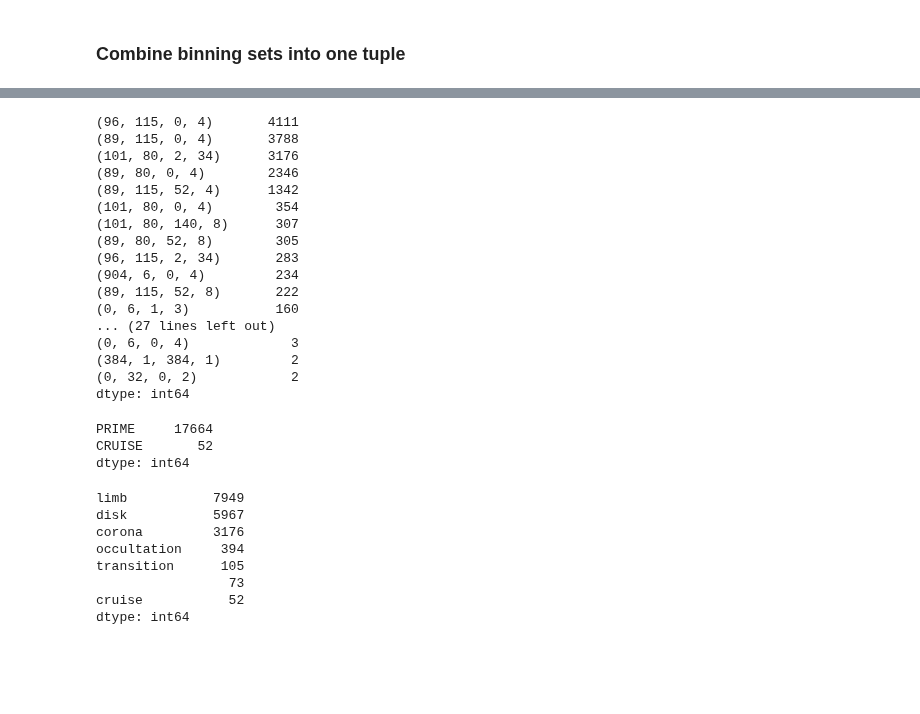
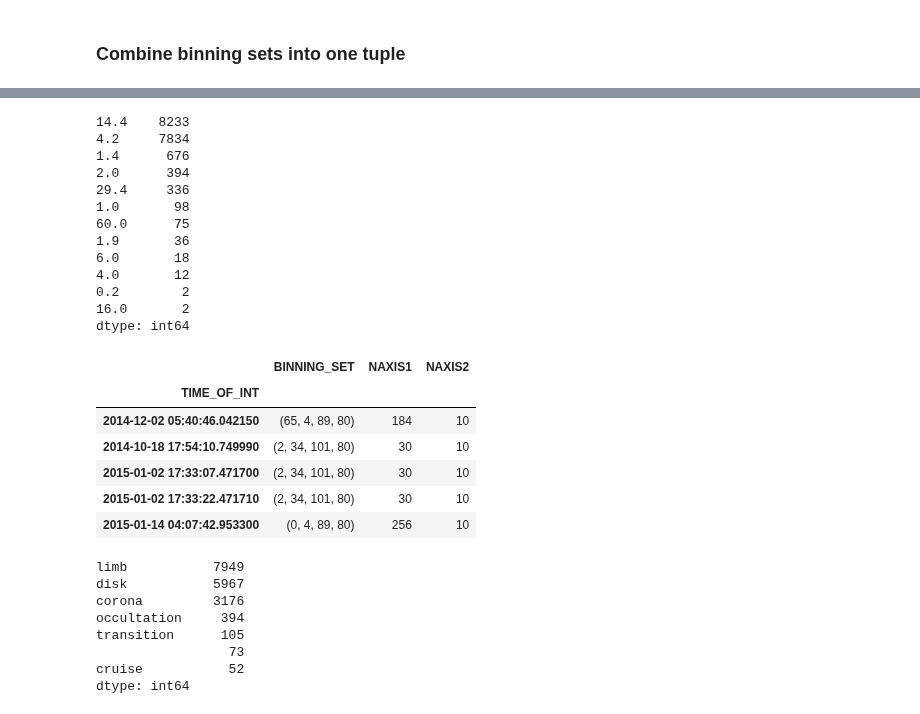
Before and after one commit to michaelaye/iuvs, a Jupyter notebook: notebooks/2015-06-16 L1A dark scan analysis.ipynb, the cells around one changed output, grey strips where cells are left out. Saved outputs shown, nothing was run; the diff lists cells and outputs as text; code cells hidden in the pictures; blank space fills up the shorter version.

```diff
--- a/notebooks/2015-06-16 L1A dark scan analysis.ipynb
+++ b/notebooks/2015-06-16 L1A dark scan analysis.ipynb
@@ -1,5 +1,6 @@
 # %%
-df = pd.read_hdf('/home/klay6683/output/l1a_dark_scans/results_df.h5', 'df')
+# df = pd.read_hdf('/home/klay6683/output/l1a_dark_scans/results_df.h5', 'df')
+df = pd.read_hdf('/Users/klay6683/data/iuvs/dark_stuff/results_df.h5', 'df')
 # %%
 df.head()
 # %% [output]
@@ -159,4 +160,4 @@ def check_values(col):
 ### Combine binning sets into one tuple
 # %%
 def combine_binning_data(row):
-    return tuple(int(row[col]) for col in ['SPA_OFS', 'SPA_SIZE', 'SPE_OFS', 'SPE_SIZE'])
+    return tuple(int(row[col]) for col in ['SPE_OFS', 'SPE_SIZE', 'SPA_OFS', 'SPA_SIZE'])
@@ -163,2 +167,3 @@ def combine_binning_data(row):
 # %%
 df['BINNING_SET'] = df.apply(combine_binning_data, axis=1)
+df = df.drop('spe_size spe_ofs spa_size spa_ofs'.upper().split(), axis=1)
@@ -165,29 +191,29 @@ df['BINNING_SET'] = df.apply(combine_binning_data, axis=1)
 # %%
-check_values('binning_set')
+check_values('int_time')
 # %% [output]
-(96, 115, 0, 4)       4111
-(89, 115, 0, 4)       3788
-(101, 80, 2, 34)      3176
-(89, 80, 0, 4)        2346
-(89, 115, 52, 4)      1342
-(101, 80, 0, 4)        354
-(101, 80, 140, 8)      307
-(89, 80, 52, 8)        305
-(96, 115, 2, 34)       283
-(904, 6, 0, 4)         234
-(89, 115, 52, 8)       222
-(0, 6, 1, 3)           160
-... (27 lines left out)
-(0, 6, 0, 4)             3
-(384, 1, 384, 1)         2
-(0, 32, 0, 2)            2
+14.4    8233
+4.2     7834
+1.4      676
+2.0      394
+29.4     336
+1.0       98
+60.0      75
+1.9       36
+6.0       18
+4.0       12
+0.2        2
+16.0       2
 dtype: int64
-# %%
-check_values('mission_phase')
-# %% [output]
-PRIME     17664
-CRUISE       52
-dtype: int64
+# %%
+df[df.INT_TIME == 14.4][['BINNING_SET','NAXIS1','NAXIS2']].head()
+# %% [output]
+|  | BINNING_SET | NAXIS1 | NAXIS2 |
+| TIME_OF_INT |  |  |  |
+| 2014-12-02 05:40:46.042150 | (65, 4, 89, 80) | 184 | 10 |
+| 2014-10-18 17:54:10.749990 | (2, 34, 101, 80) | 30 | 10 |
+| 2015-01-02 17:33:07.471700 | (2, 34, 101, 80) | 30 | 10 |
+| 2015-01-02 17:33:22.471710 | (2, 34, 101, 80) | 30 | 10 |
+| 2015-01-14 04:07:42.953300 | (0, 4, 89, 80) | 256 | 10 |
 # %%
 check_values('collection_id')
 # %% [output]
```
Also changed, not shown: parts of 18 cells of this notebook, 1 other file.
